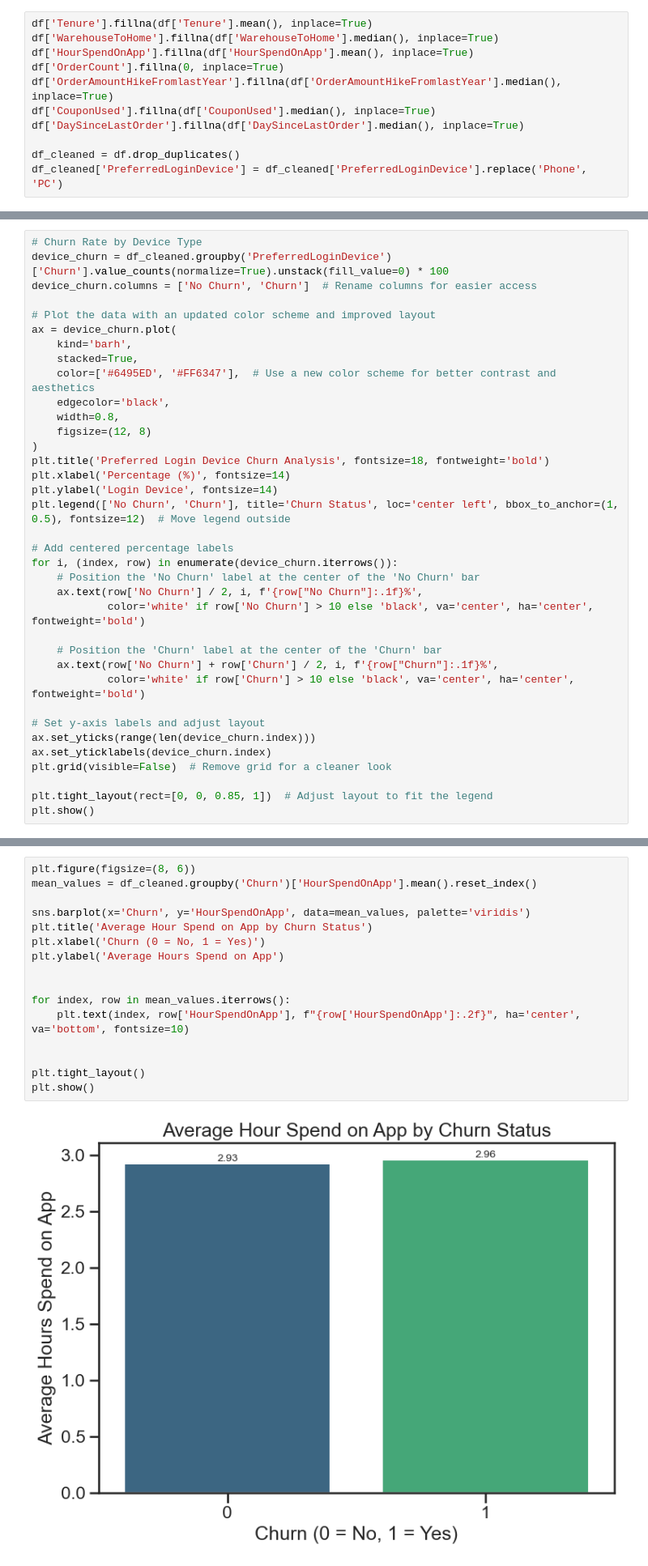
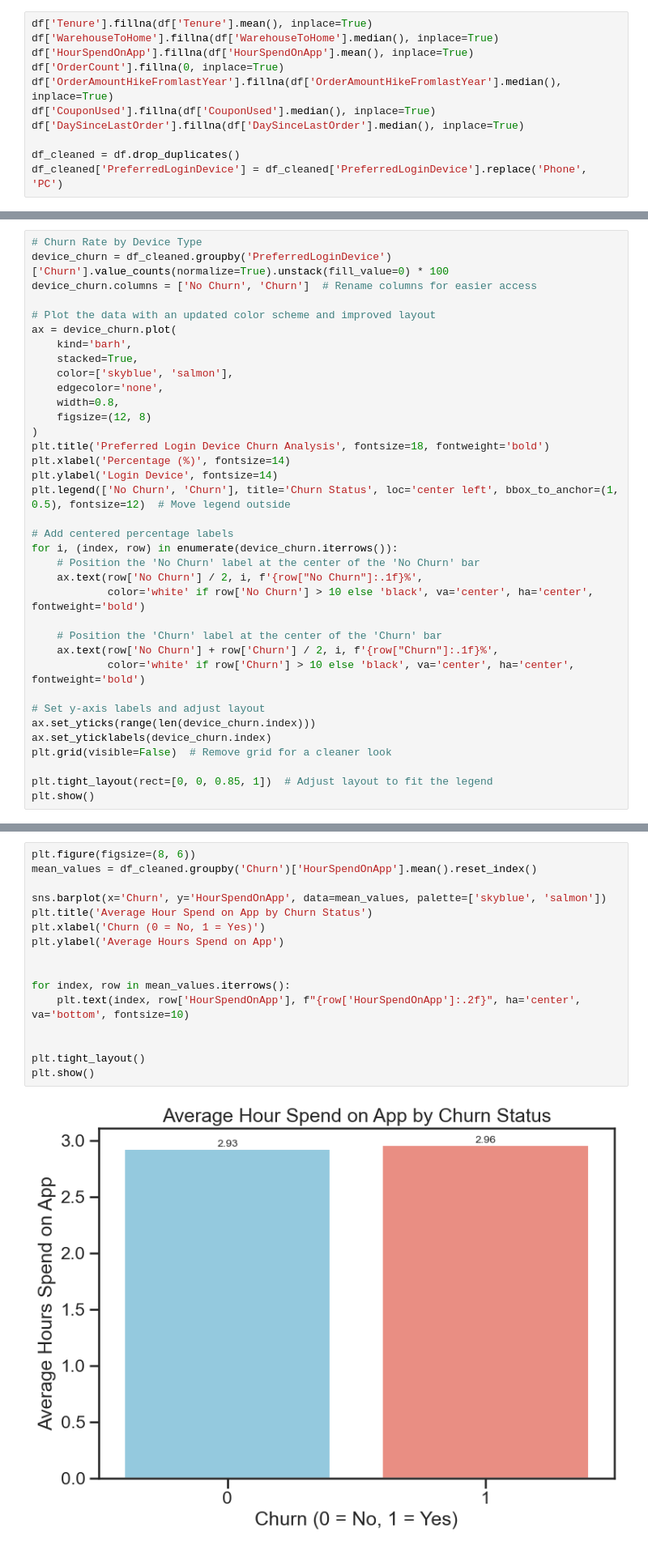
Before and after one commit to Yzkkk/IS5126_FinalProject, a Jupyter notebook: IS5126_project.ipynb, the cells around one changed output, grey strips where cells are left out. Shown at 81% size. Drawn from its saved outputs; the diff is of its cells as text.

```diff
--- a/IS5126_project.ipynb
+++ b/IS5126_project.ipynb
@@ -132,8 +132,8 @@ device_churn.columns = ['No Churn', 'Churn']  # Rename columns for easier access
 ax = device_churn.plot(
     kind='barh',
     stacked=True,
-    color=['#6495ED', '#FF6347'],  # Use a new color scheme for better contrast and aesthetics
-    edgecolor='black',
+    color=['skyblue', 'salmon'],
+    edgecolor='none',
     width=0.8,
     figsize=(12, 8)
 )
@@ -419,21 +424,21 @@ plt.show()
 # %%
 plt.figure(figsize=(8, 6))
 mean_values = df_cleaned.groupby('Churn')['HourSpendOnApp'].mean().reset_index()
 
-sns.barplot(x='Churn', y='HourSpendOnApp', data=mean_values, palette='viridis')
+sns.barplot(x='Churn', y='HourSpendOnApp', data=mean_values, palette=['skyblue', 'salmon'])
 plt.title('Average Hour Spend on App by Churn Status')
 plt.xlabel('Churn (0 = No, 1 = Yes)')
 plt.ylabel('Average Hours Spend on App')
 
 
 for index, row in mean_values.iterrows():
     plt.text(index, row['HourSpendOnApp'], f"{row['HourSpendOnApp']:.2f}", ha='center', va='bottom', fontsize=10)
 
 
 plt.tight_layout()
 plt.show()
 # %% [output]
-[figure, old version]
+[figure, new version]
 # %%
 city_tier_churn = df_cleaned.groupby(['CityTier', 'Churn']).size().unstack()
 city_tier_churn = city_tier_churn.div(city_tier_churn.sum(axis=1), axis=0) * 100
```
Also changed, not shown: parts of 18 cells of this notebook.
